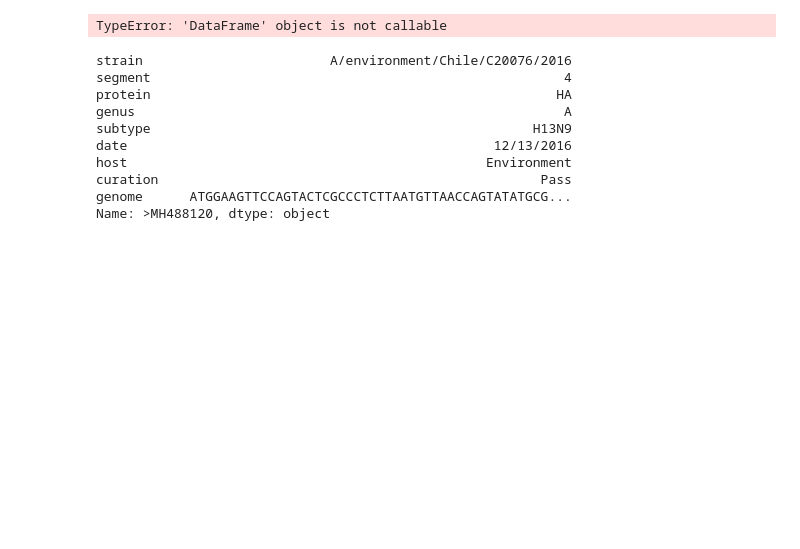
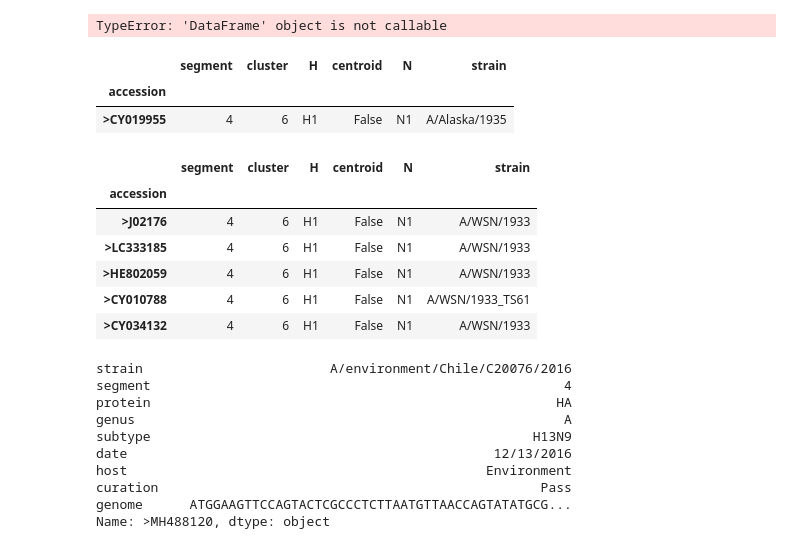
Before and after one commit to ahenoch/Masterthesis, a Jupyter notebook: Feature_testing.ipynb, the cells around one changed output. Drawn from its saved outputs; the diff is of its cells as text; code cells hidden in the pictures; blank space fills up the shorter version.

```diff
--- a/Feature_testing.ipynb
+++ b/Feature_testing.ipynb
@@ -1122,6 +1123,25 @@ upload.set_index('accession', inplace = True)
 upload.to_csv('../../Desktop/extra.csv', index=True, header=True, sep=',', mode='w')
 # %%
 cluster = pd.read_csv('Results/cluster.csv', sep = ',', na_filter = False, header = 0, index_col = 0)
+# %%
+test = cluster.join(upload['strain'])
+test.to_csv('../../Desktop/cluster_strain.csv', index=True, header=True, sep=',', mode='w')
+# %%
+test.query('segment == 4 & strain.str.contains("A/Alaska/1935")')
+# %% [output]
+|  | segment | cluster | H | centroid | N | strain |
+| accession |  |  |  |  |  |  |
+| >CY019955 | 4 | 6 | H1 | False | N1 | A/Alaska/1935 |
+# %%
+test.query('segment == 4 & strain.str.contains("A/WSN/1933")')
+# %% [output]
+|  | segment | cluster | H | centroid | N | strain |
+| accession |  |  |  |  |  |  |
+| >J02176 | 4 | 6 | H1 | False | N1 | A/WSN/1933 |
+| >LC333185 | 4 | 6 | H1 | False | N1 | A/WSN/1933 |
+| >HE802059 | 4 | 6 | H1 | False | N1 | A/WSN/1933 |
+| >CY010788 | 4 | 6 | H1 | False | N1 | A/WSN/1933_TS61 |
+| >CY034132 | 4 | 6 | H1 | False | N1 | A/WSN/1933 |
 # %%
 investigation = cluster.join(upload, lsuffix='_caller', rsuffix='_other')
 # %%
```
Also changed, not shown: parts of 2 cells of this notebook, 5 other files.
